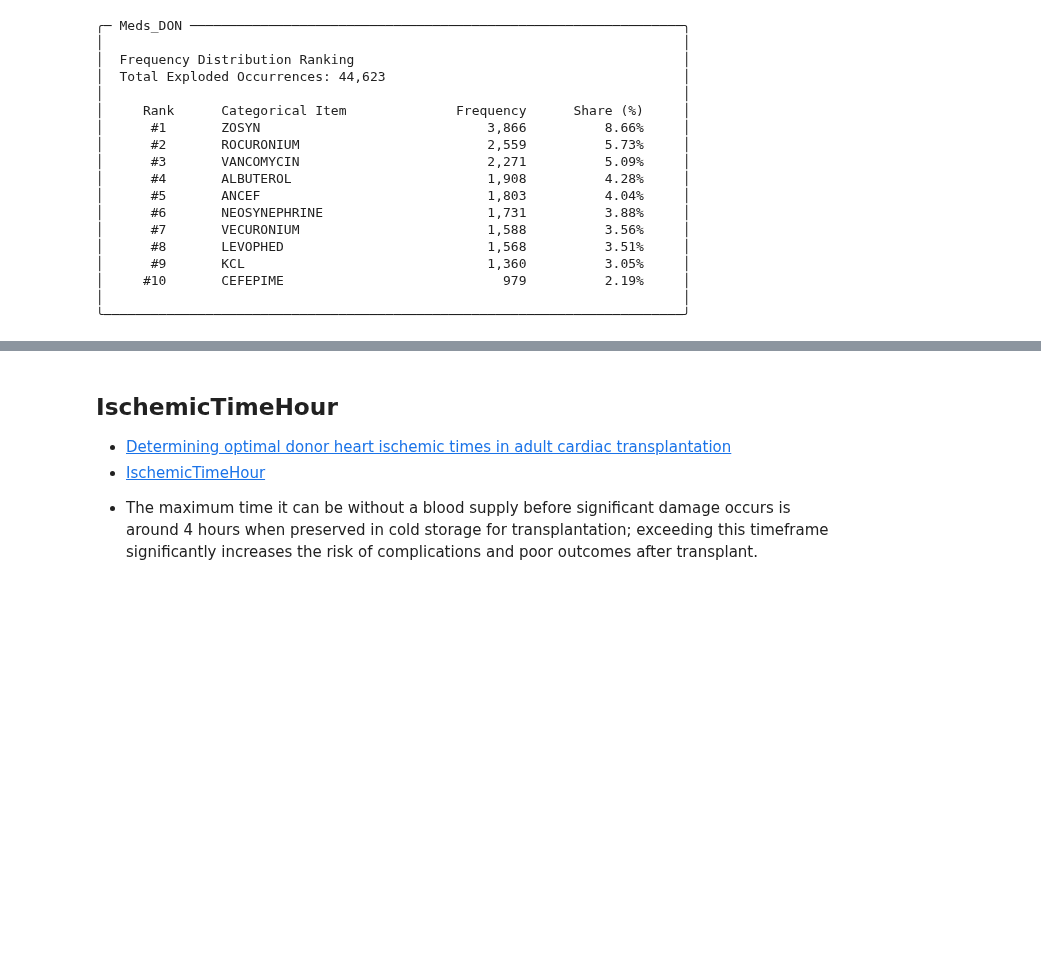
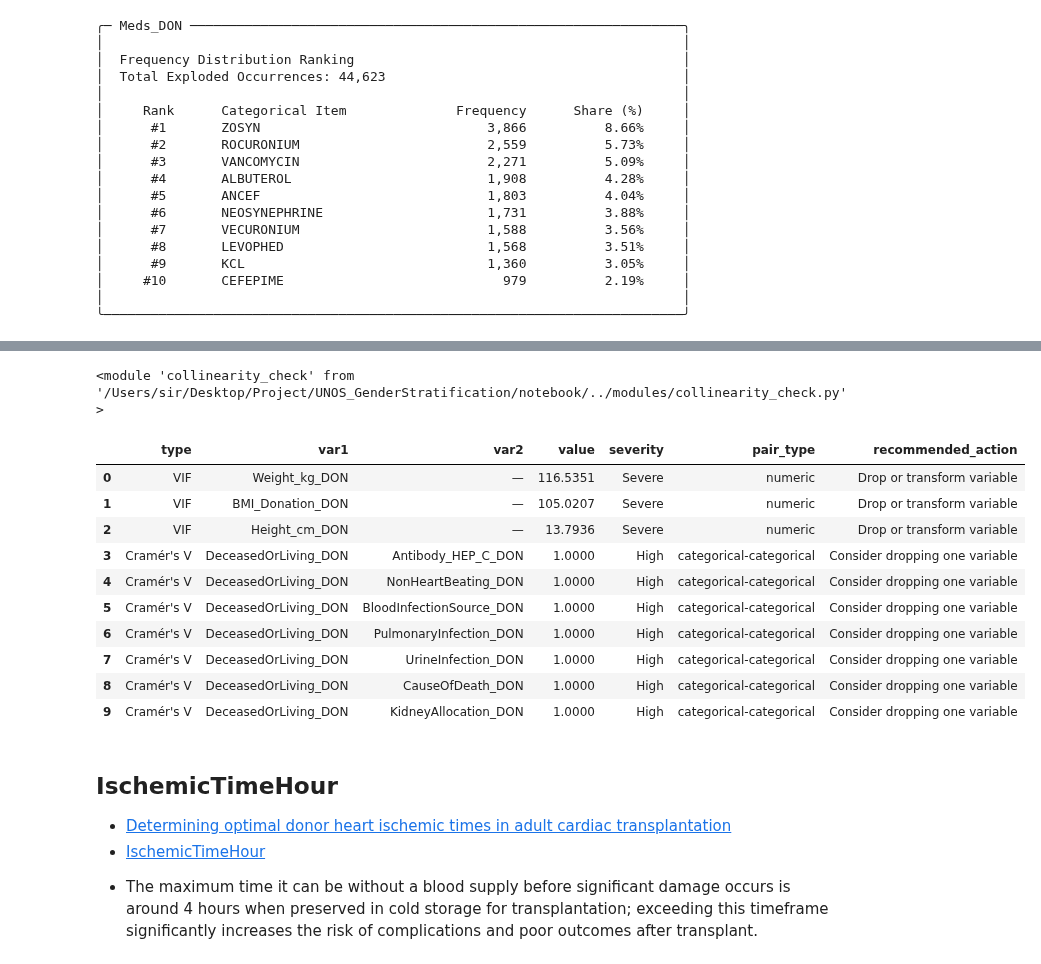
Before and after one commit to SirErikPak/UNOS_GenderStratification, a Jupyter notebook: notebook/C_WrangleExploratoryDonor.ipynb, the cells around one changed output, grey strips where cells are left out. Drawn from its saved outputs; the diff is of its cells as text; code cells hidden in the pictures; blank space fills up the shorter version.

```diff
--- a/notebook/C_WrangleExploratoryDonor.ipynb
+++ b/notebook/C_WrangleExploratoryDonor.ipynb
@@ -271,0 +272,22 @@ plot.plot_item_wordcloud(df_f.Meds_DON, title="Item Frequencies for Female", bg_
+# %%
+import importlib
+importlib.reload(cc)
+# %% [output]
+<module 'collinearity_check' from '/Users/sir/Desktop/Project/UNOS_GenderStratification/notebook/../modules/collinearity_check.py'>
+# %%
+import collinearity_check as cc
+results = cc.compute_collinearity(df_f)
+# %%
+cc.summarise_collinearity(results).head(10)
+# %% [output]
+|  | type | var1 | var2 | value | severity | pair_type | recommended_action |
+| 0 | VIF | Weight_kg_DON | — | 116.5351 | Severe | numeric | Drop or transform variable |
+| 1 | VIF | BMI_Donation_DON | — | 105.0207 | Severe | numeric | Drop or transform variable |
+| 2 | VIF | Height_cm_DON | — | 13.7936 | Severe | numeric | Drop or transform variable |
+| 3 | Cramér's V | DeceasedOrLiving_DON | Antibody_HEP_C_DON | 1.0000 | High | categorical-categorical | Consider dropping one variable |
+| 4 | Cramér's V | DeceasedOrLiving_DON | NonHeartBeating_DON | 1.0000 | High | categorical-categorical | Consider dropping one variable |
+| 5 | Cramér's V | DeceasedOrLiving_DON | BloodInfectionSource_DON | 1.0000 | High | categorical-categorical | Consider dropping one variable |
+| 6 | Cramér's V | DeceasedOrLiving_DON | PulmonaryInfection_DON | 1.0000 | High | categorical-categorical | Consider dropping one variable |
+| 7 | Cramér's V | DeceasedOrLiving_DON | UrineInfection_DON | 1.0000 | High | categorical-categorical | Consider dropping one variable |
+| 8 | Cramér's V | DeceasedOrLiving_DON | CauseOfDeath_DON | 1.0000 | High | categorical-categorical | Consider dropping one variable |
+| 9 | Cramér's V | DeceasedOrLiving_DON | KidneyAllocation_DON | 1.0000 | High | categorical-categorical | Consider dropping one variable |
```
Also changed, not shown: parts of 62 cells of this notebook, 1 other file.
